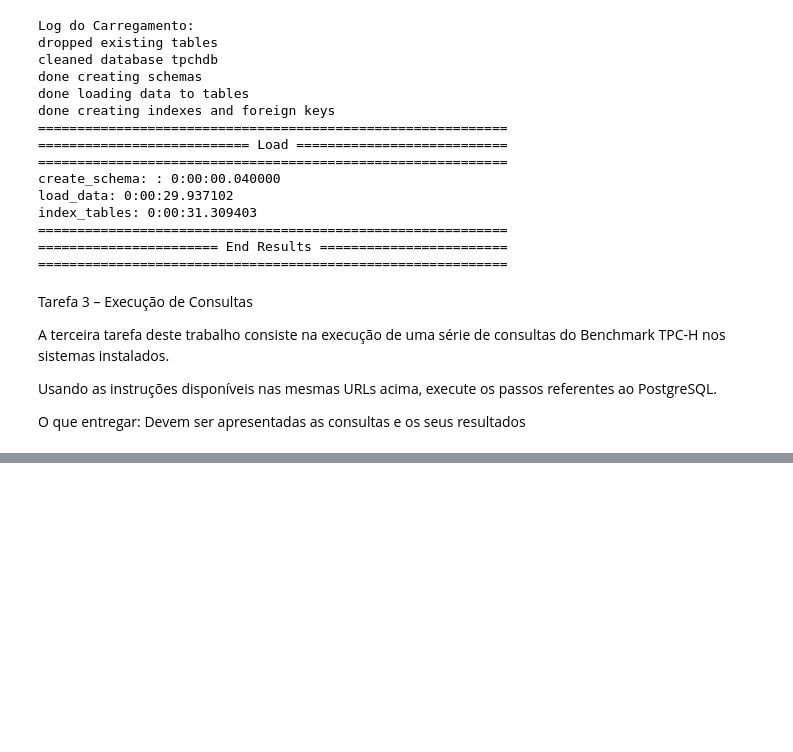
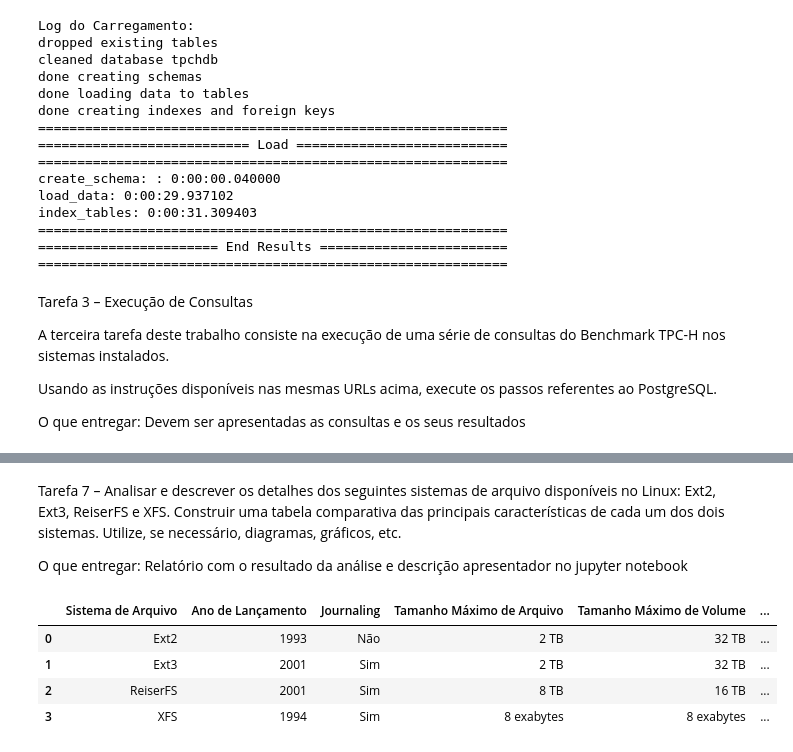
Before and after one commit to CaioGrimm/BD, a Jupyter notebook: trabalho_03/Notebook_TP03.ipynb, the cells around one changed output, grey strips where cells are left out. Saved outputs shown, nothing was run; the diff lists cells and outputs as text; code cells hidden in the pictures; blank space fills up the shorter version.

```diff
--- a/trabalho_03/Notebook_TP03.ipynb
+++ b/trabalho_03/Notebook_TP03.ipynb
@@ -86,0 +279,39 @@ O que entregar: Devem ser apresentadas as consultas e os seus resultados
+# %% [markdown]
+Tarefa 7 – Analisar e descrever os detalhes dos seguintes sistemas de arquivo disponíveis no Linux: Ext2, Ext3, ReiserFS e XFS. Construir uma tabela comparativa das principais características de cada um dos dois sistemas. Utilize, se necessário, diagramas, gráficos, etc.
+
+O que entregar: Relatório com o resultado da análise e descrição apresentador no jupyter notebook
+# %%
+import pandas as pd
+
+# Dados da tabela comparativa
+data = {
+    "Sistema de Arquivo": ["Ext2", "Ext3", "ReiserFS", "XFS"],
+    "Ano de Lançamento": [1993, 2001, 2001, 1994],
+    "Journaling": ["Não", "Sim", "Sim", "Sim"],
+    "Tamanho Máximo de Arquivo": ["2 TB", "2 TB", "8 TB", "8 exabytes"],
+    "Tamanho Máximo de Volume": ["32 TB", "32 TB", "16 TB", "8 exabytes"],
+    "Desempenho": [
+        "Alta eficiência, mas sem suporte a falhas",
+        "Moderado devido ao journaling",
+        "Ótimo para muitos arquivos pequenos",
+        "Altamente eficiente em escrita concorrente"
+    ],
+    "Casos de Uso": [
+        "Dispositivos embarcados, sistemas legados",
+        "Servidores Linux",
+        "Servidores de arquivos, ambientes densos",
+        "Banco de dados, armazenamento em larga escala"
+    ]
+}
+
+# Criar DataFrame
+df = pd.DataFrame(data)
+
+# Exibir a tabela
+df
+# %% [output]
+|  | Sistema de Arquivo | Ano de Lançamento | Journaling | Tamanho Máximo de Arquivo | Tamanho Máximo de Volume | ... |
+| 0 | Ext2 | 1993 | Não | 2 TB | 32 TB | ... |
+| 1 | Ext3 | 2001 | Sim | 2 TB | 32 TB | ... |
+| 2 | ReiserFS | 2001 | Sim | 8 TB | 16 TB | ... |
+| 3 | XFS | 1994 | Sim | 8 exabytes | 8 exabytes | ... |
```
Also changed, not shown: parts of 40 cells of this notebook, 2 other files.
